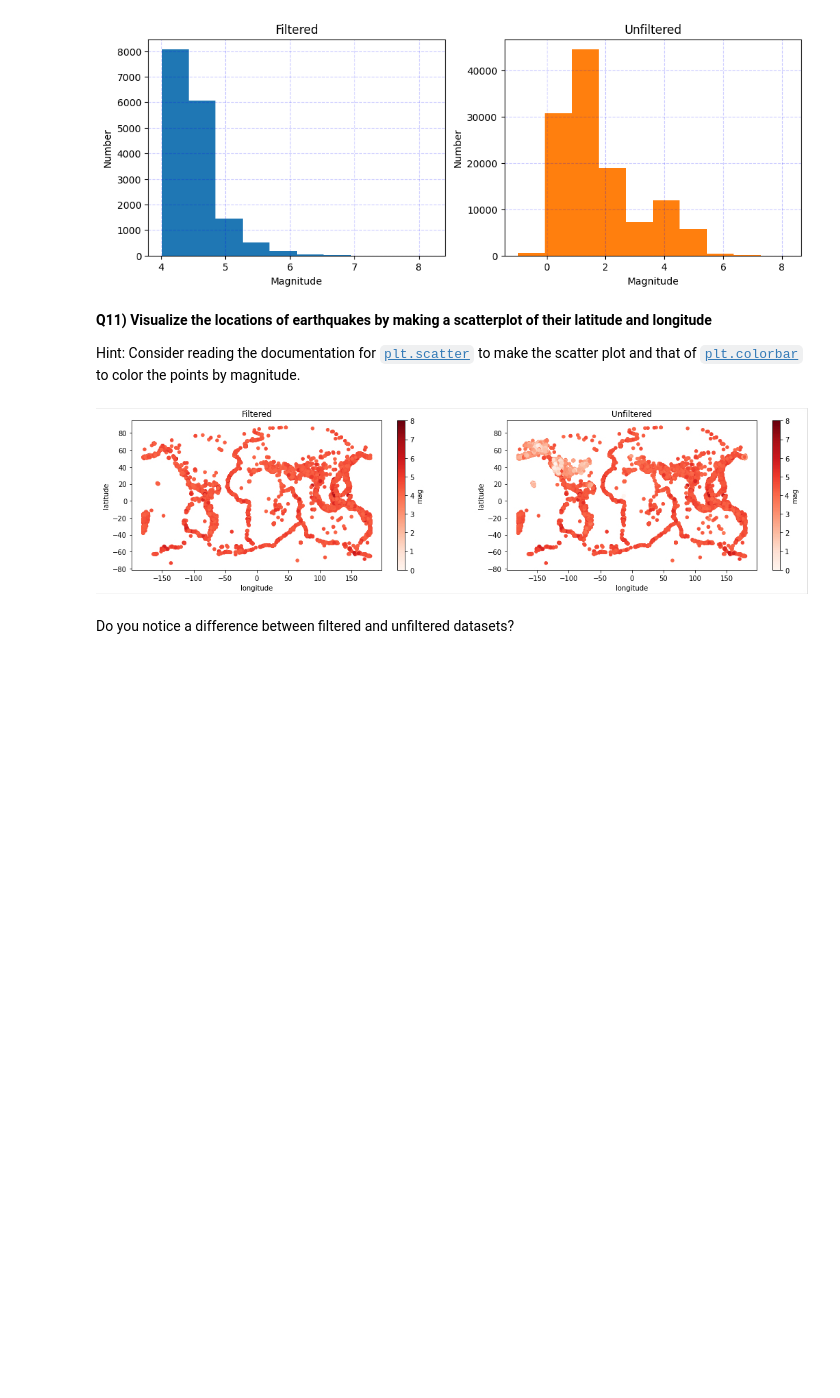
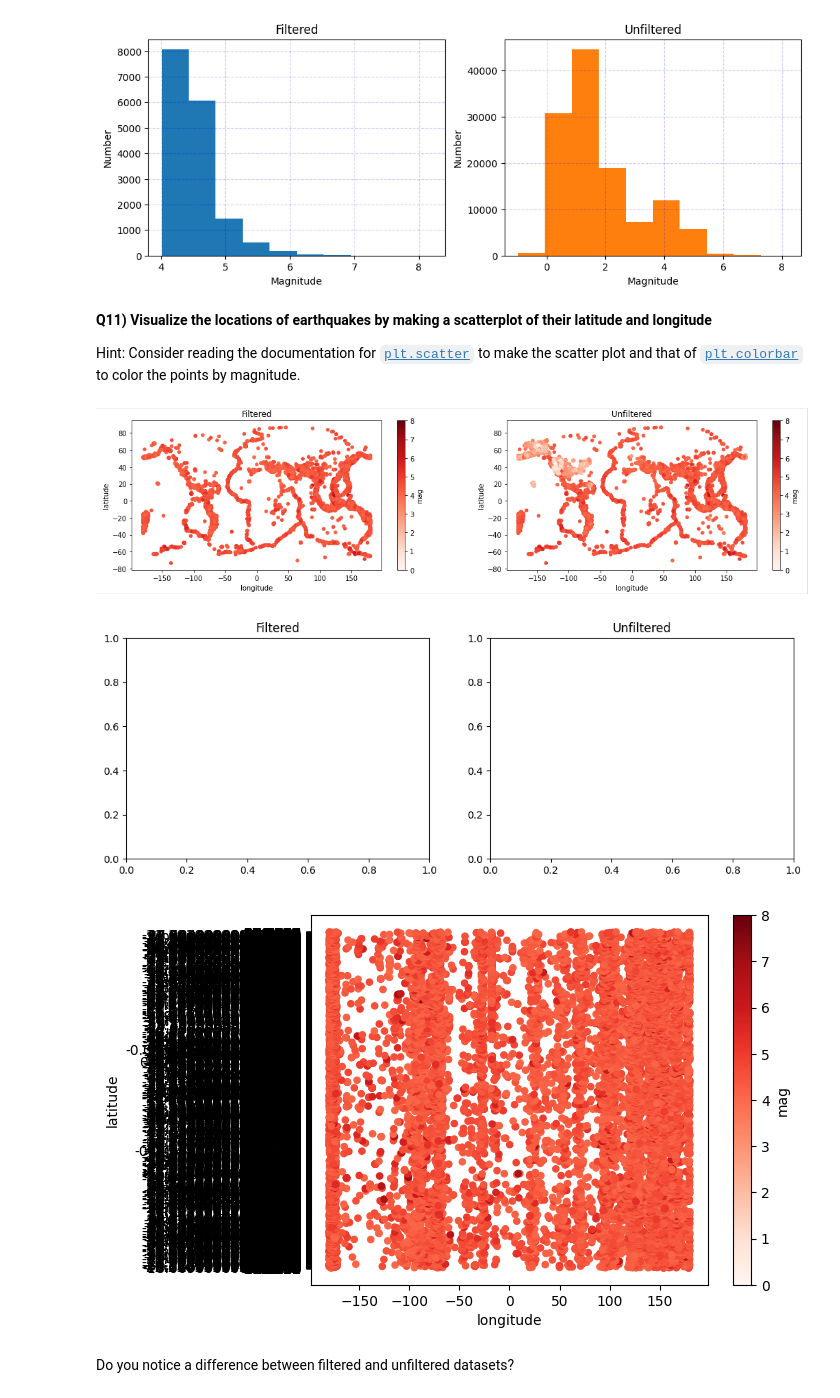
Before and after one commit to JoanneQuet/2023_Intro_Python, a Jupyter notebook: ML_EES/IP/W3_S1.ipynb, the cells around one changed output. Cells and saved outputs as stored; diff of their text form; code cells hidden in the pictures; blank space fills up the shorter version.

```diff
--- a/ML_EES/IP/W3_S1.ipynb
+++ b/ML_EES/IP/W3_S1.ipynb
@@ -390,15 +390,19 @@ Hint: Consider reading the documentation for [`plt.scatter`](https://matplotlib.
 # %%
 # You can use a two-column subplot with
 # both the filtered/unfiltered datasets
 # to facilitate their comparison.
 fig2,ax = plt.subplots(1,2,figsize=(12,4))
 # Filtered data
-ax[0].plot.scatter(x=______,y=_______,c=____,ax=____,cmap='Re',vmin=0,vmax=8)
-plt.colorbar(ctemp,ax=x,label='C')
+mag_4.plot.scatter(x='longitude',y='latitude',c='mag',cmap='Reds',vmin=0,vmax=8)
+#plt.colorbar(ax=ax[0],label='mag')
 # Unfilted data
-df.plot.scatter(x=______,y=_______,c=____,ax=____,cmap='Re',vmin=0,vmax=8)
+df.plot.scatter(x='longitude',y='latitude',c='mag',cmap='Reds',vmin=0,vmax=8)
+#plt.colorbar(ax=ax[1],label='mag')
 ax[0].set_title('Filtered')
 ax[1].set_title('Unfiltered')
 plt.show()
+# %% [output]
+[figure, added]
+[figure, added]
 # %% [markdown]
 Do you notice a difference between filtered and unfiltered datasets?
```
